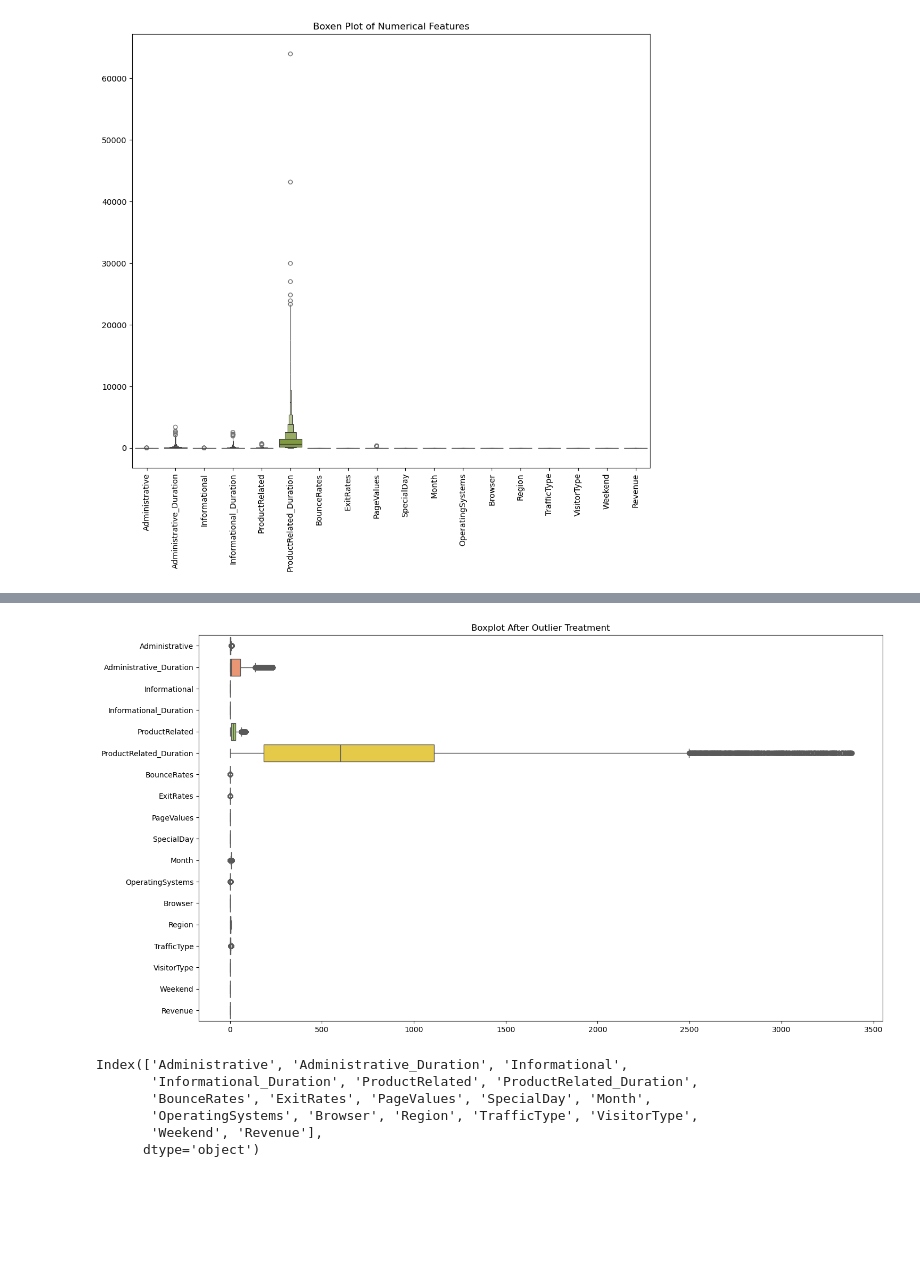
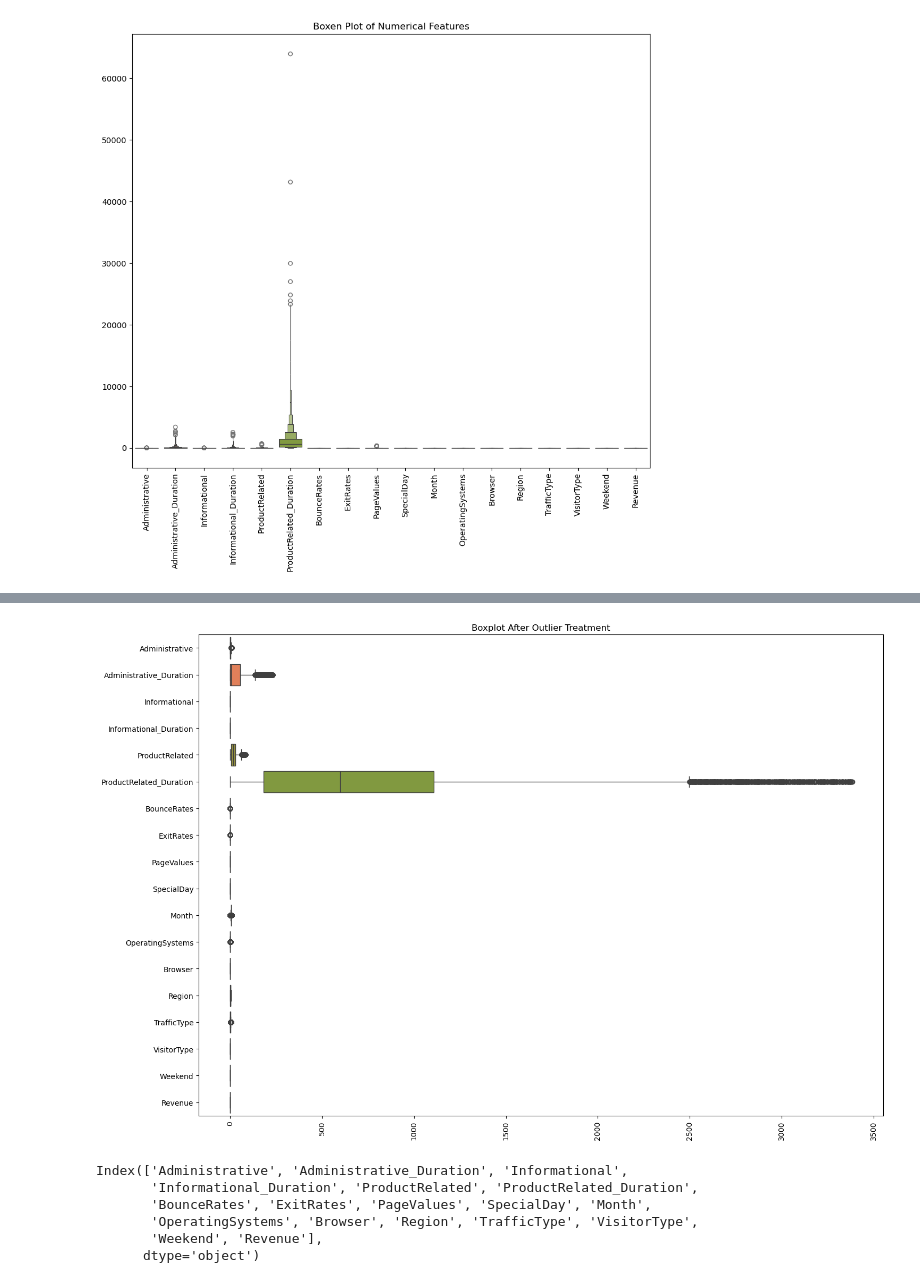
Before and after one commit to Arbajshaikh7030/Online_Shoppers_Purchasing_Intention, a Jupyter notebook: Model.ipynb, the cells around one changed output, grey strips where cells are left out. Saved outputs shown, nothing was run; the diff lists cells and outputs as text; code cells hidden in the pictures; blank space fills up the shorter version.

```diff
--- a/Model.ipynb
+++ b/Model.ipynb
@@ -220,3 +179,24 @@ plt.show()
 # %%
 # Creating Our First Log
 logging.info('Outlier Detection and Replacing of Outlier Activity Done Using IQR Method.')
+# %%
+# Replace Outliers with Median Statergy
+
+for col in df.select_dtypes(include='number').columns:
+    Q1 = df[col].quantile(0.25)
+    Q3 = df[col].quantile(0.75)
+    IQR = Q3 - Q1
+
+    lower_bound = Q1 - 1.5 * IQR
+    upper_bound = Q3 + 1.5 * IQR
+
+    # Identify outliers
+    outliers = (df[col] < lower_bound) | (df[col] > upper_bound)
+    outlier_count = outliers.sum()
+
+    if outlier_count > 0:
+        replacement = df[col].median()
+        df.loc[outliers, col] = replacement
+        print(f"Replaced {outlier_count} outliers in '{col}' with median.")
+    else:
+        print(f"No outliers found in '{col}'.")
@@ -223,16 +222,17 @@ logging.info('Outlier Detection and Replacing of Outlier Activity Done Using IQR
 # %%
 # Set figure size
-plt.figure(figsize=(15, 8))
+plt.figure(figsize=(15, 10))
 
 # Create boxplot for all numerical columns
-sns.boxplot(data=df, orient='h', palette='Set2')
+sns.boxplot(data=df, orient='h')
 
 # Set title
+plt.xticks(rotation = 90)
 plt.title('Boxplot After Outlier Treatment')
 plt.tight_layout()
 plt.show()
 # %% [output]
-[figure, old version]
+[figure, new version]
 # %%
 # Creating Our First Log
 logging.info('Outlier Detection and Replacing of Outlier Activity Done Using IQR Method.')
```
Also changed, not shown: parts of 9 cells of this notebook, 1 other file.
